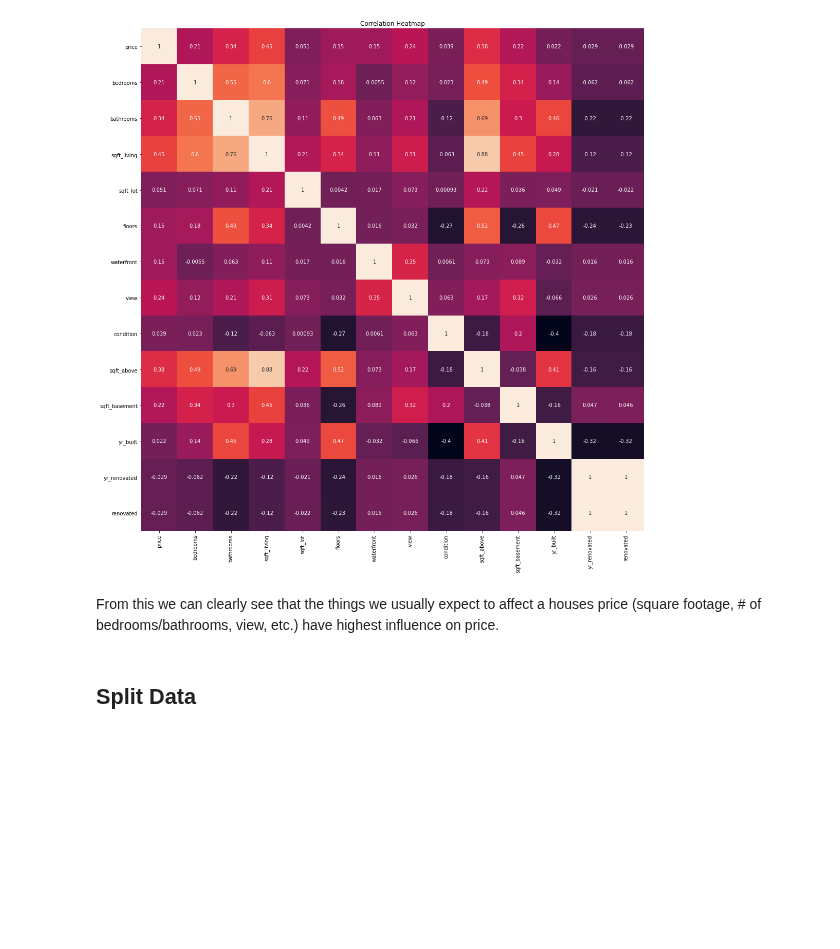
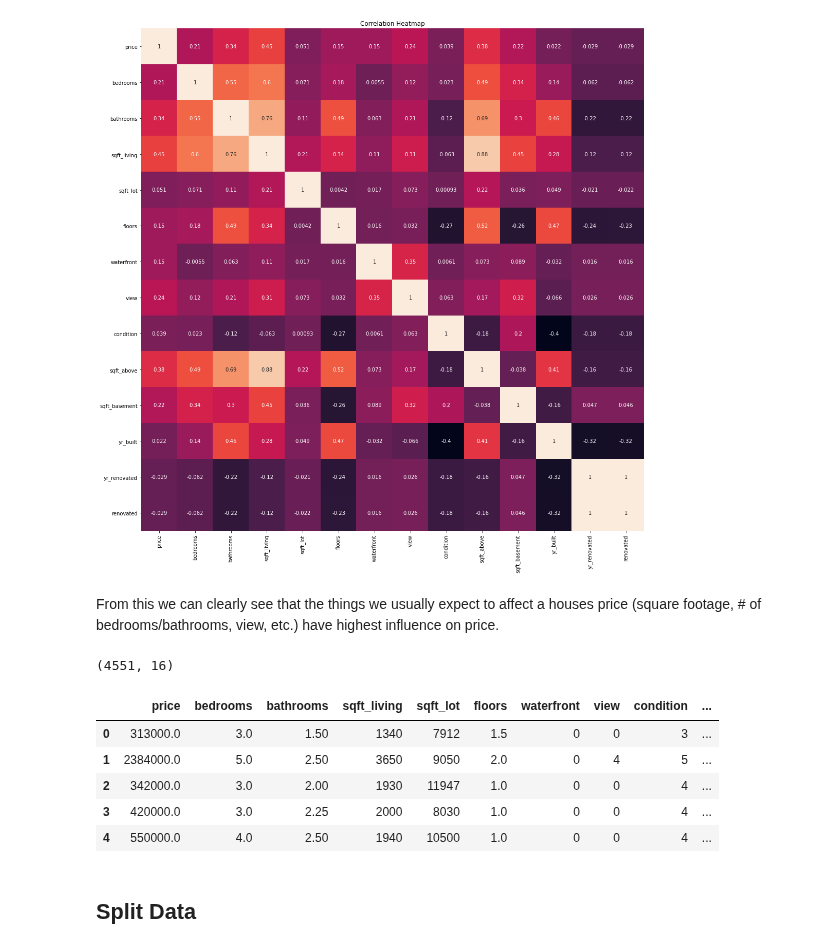
Before and after one commit to jordan-maulino/house_price, a Jupyter notebook: house_price.ipynb, the cells around one changed output. Saved outputs shown, nothing was run; the diff lists cells and outputs as text; code cells hidden in the pictures; blank space fills up the shorter version.

```diff
--- a/house_price.ipynb
+++ b/house_price.ipynb
@@ -280,6 +280,22 @@ plt.tight_layout()
 [figure]
 # %% [markdown]
 From this we can clearly see that the things we usually expect to affect a houses price (square footage, # of bedrooms/bathrooms, view, etc.) have highest influence on price.
+# %%
+#drop date and street -- only 70 dates and the house price distribution is skewed left. Dropping street since there are almost as many streets as there are data points and may cause noise.
+house_data = house_data.drop(['date', 'street'], axis=1)
+# %%
+house_data.shape
+# %% [output]
+(4551, 16)
+# %%
+house_data.head()
+# %% [output]
+|  | price | bedrooms | bathrooms | sqft_living | sqft_lot | floors | waterfront | view | condition | ... |
+| 0 | 313000.0 | 3.0 | 1.50 | 1340 | 7912 | 1.5 | 0 | 0 | 3 | ... |
+| 1 | 2384000.0 | 5.0 | 2.50 | 3650 | 9050 | 2.0 | 0 | 4 | 5 | ... |
+| 2 | 342000.0 | 3.0 | 2.00 | 1930 | 11947 | 1.0 | 0 | 0 | 4 | ... |
+| 3 | 420000.0 | 3.0 | 2.25 | 2000 | 8030 | 1.0 | 0 | 0 | 4 | ... |
+| 4 | 550000.0 | 4.0 | 2.50 | 1940 | 10500 | 1.0 | 0 | 0 | 4 | ... |
 # %% [markdown]
 ## Split Data
 # %%
```
Also changed, not shown: parts of 16 cells of this notebook.
